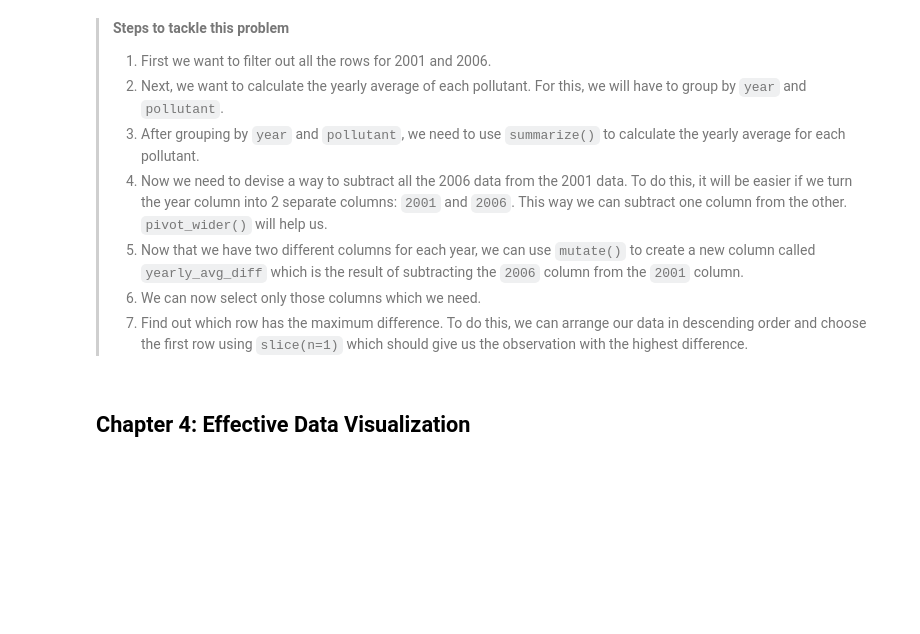
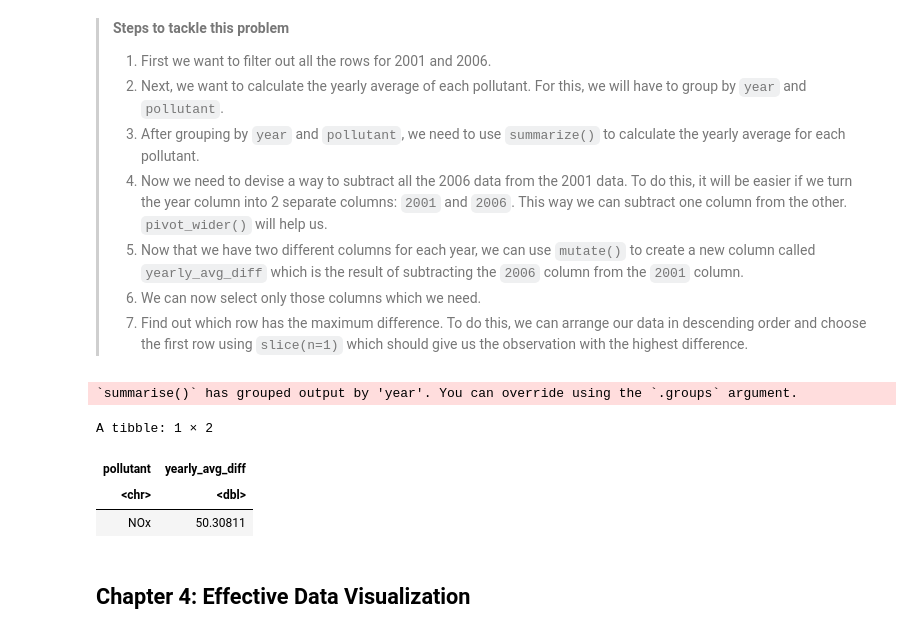
Before and after one commit to omertahi/DSCI100_Review_Session, a Jupyter notebook: Review Session.ipynb, the cells around one changed output. Drawn from its saved outputs; the diff is of its cells as text; code cells hidden in the pictures; blank space fills up the shorter version.

```diff
--- a/Review Session.ipynb
+++ b/Review Session.ipynb
@@ -531,6 +537,22 @@ Name your data frame `madrid_avg`.
 > 7) Find out which row has the maximum difference. To do this, we can arrange our data in descending order and choose the first row using `slice(n=1)` which should give us the observation with the highest difference.
 # %%
 ### add code here
+madrid_avg |>
+    filter(year == 2001 | year == 2006) |>
+    group_by(year, pollutant) |>
+    summarize(yearly_avg = mean(monthly_avg, na.rm = TRUE)) |>
+    pivot_wider(names_from = year,
+                values_from = yearly_avg) |>
+    mutate(yearly_avg_diff = `2001` - `2006`) |>
+    select(pollutant, yearly_avg_diff) |>
+    arrange(desc(yearly_avg_diff)) |>
+    slice(n=1)
+# %% [output]
+`summarise()` has grouped output by 'year'. You can override using the `.groups` argument.
+A tibble: 1 × 2
+| pollutant | yearly_avg_diff |
+| <chr> | <dbl> |
+| NOx | 50.30811 |
 # %% [markdown]
 ## Chapter 4: Effective Data Visualization
 # %% [markdown]
```
Also changed, not shown: parts of 12 cells of this notebook.
